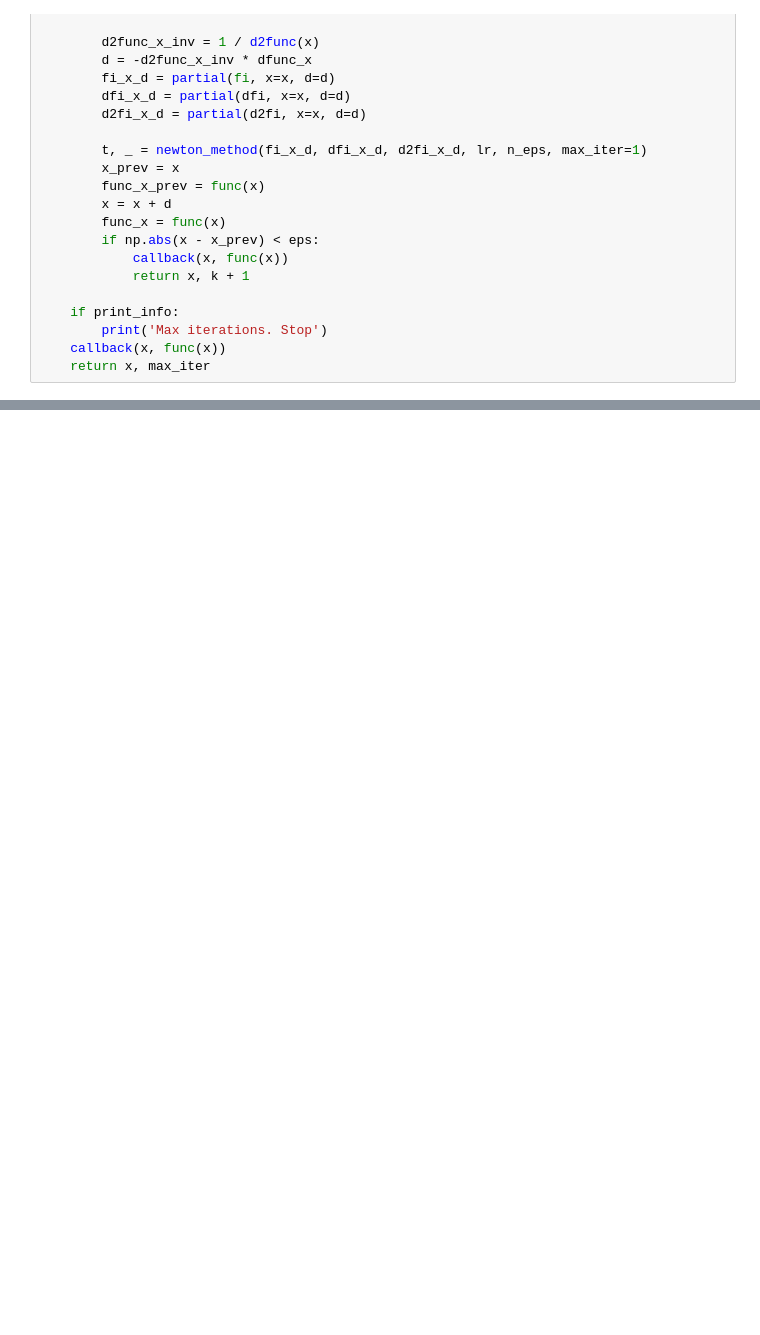
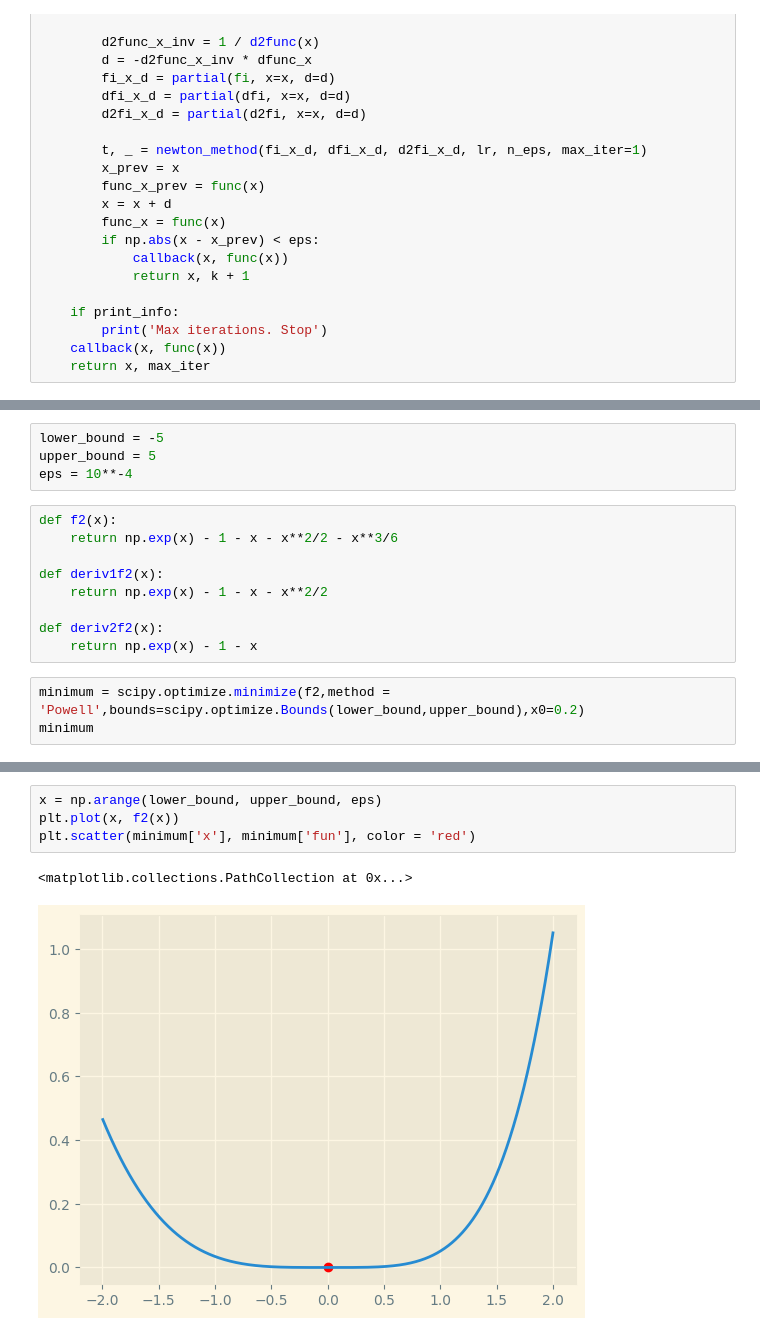
Before and after one commit to WhyNotKo/optimization, a Jupyter notebook: lab 1.ipynb, the cells around one changed output, grey strips where cells are left out. Drawn from its saved outputs; the diff is of its cells as text; blank space fills up the shorter version.

```diff
--- a/lab 1.ipynb
+++ b/lab 1.ipynb
@@ -384,0 +462,16 @@ plotting(axes, 4, minimum.x[0],'polyline_method')
+# %%
+lower_bound = -5
+upper_bound = 5
+eps = 10**-4
+# %%
+def f2(x):
+    return np.exp(x) - 1 - x - x**2/2 - x**3/6
+
+def deriv1f2(x):
+    return np.exp(x) - 1 - x - x**2/2
+
+def deriv2f2(x):
+    return np.exp(x) - 1 - x
+# %%
+minimum = scipy.optimize.minimize(f2,method = 'Powell',bounds=scipy.optimize.Bounds(lower_bound,upper_bound),x0=0.2)
+minimum
@@ -384,0 +487,7 @@ plotting(axes, 4, minimum.x[0],'polyline_method')
+# %%
+x = np.arange(lower_bound, upper_bound, eps)
+plt.plot(x, f2(x))
+plt.scatter(minimum['x'], minimum['fun'], color = 'red')
+# %% [output]
+<matplotlib.collections.PathCollection at 0x...>
+[figure, added]
```
Also changed, not shown: parts of 42 cells of this notebook.
